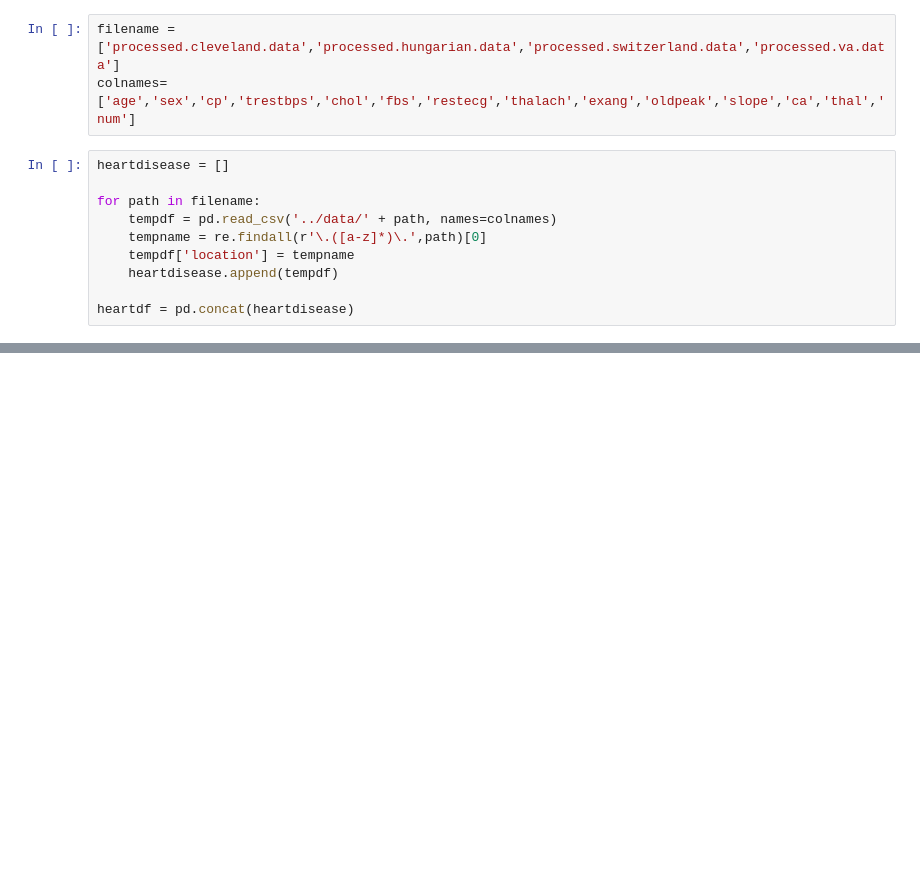
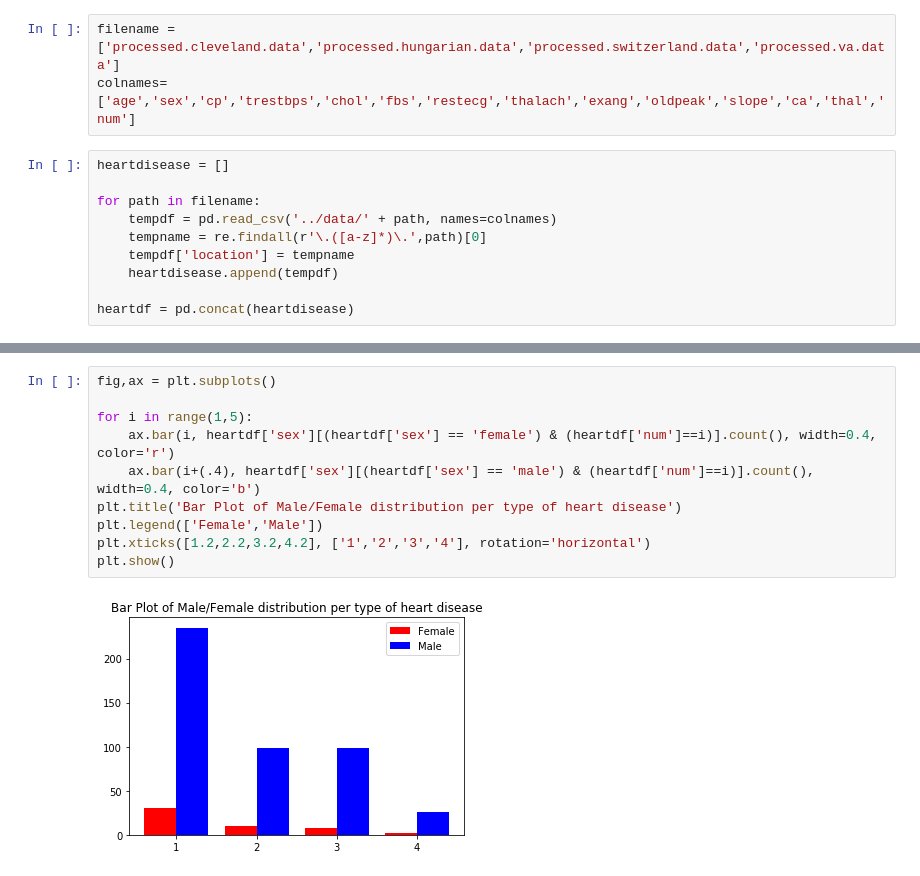
Before and after one commit to kimrharper/thinkful, a Jupyter notebook: unit1/unit1-3-1-datavisualization.ipynb, the cells around one changed output, grey strips where cells are left out. Drawn from its saved outputs; the diff is of its cells as text; blank space fills up the shorter version.

```diff
--- a/unit1/unit1-3-1-datavisualization.ipynb
+++ b/unit1/unit1-3-1-datavisualization.ipynb
@@ -45,0 +45,12 @@ memory usage: 115.0+ KB
+# %%
+fig,ax = plt.subplots()
+
+for i in range(1,5):
+    ax.bar(i, heartdf['sex'][(heartdf['sex'] == 'female') & (heartdf['num']==i)].count(), width=0.4, color='r')
+    ax.bar(i+(.4), heartdf['sex'][(heartdf['sex'] == 'male') & (heartdf['num']==i)].count(), width=0.4, color='b')
+plt.title('Bar Plot of Male/Female distribution per type of heart disease')
+plt.legend(['Female','Male'])
+plt.xticks([1.2,2.2,3.2,4.2], ['1','2','3','4'], rotation='horizontal')
+plt.show()
+# %% [output]
+[figure, added]
```
Also changed, not shown: parts of 11 cells of this notebook, 1 other file.
